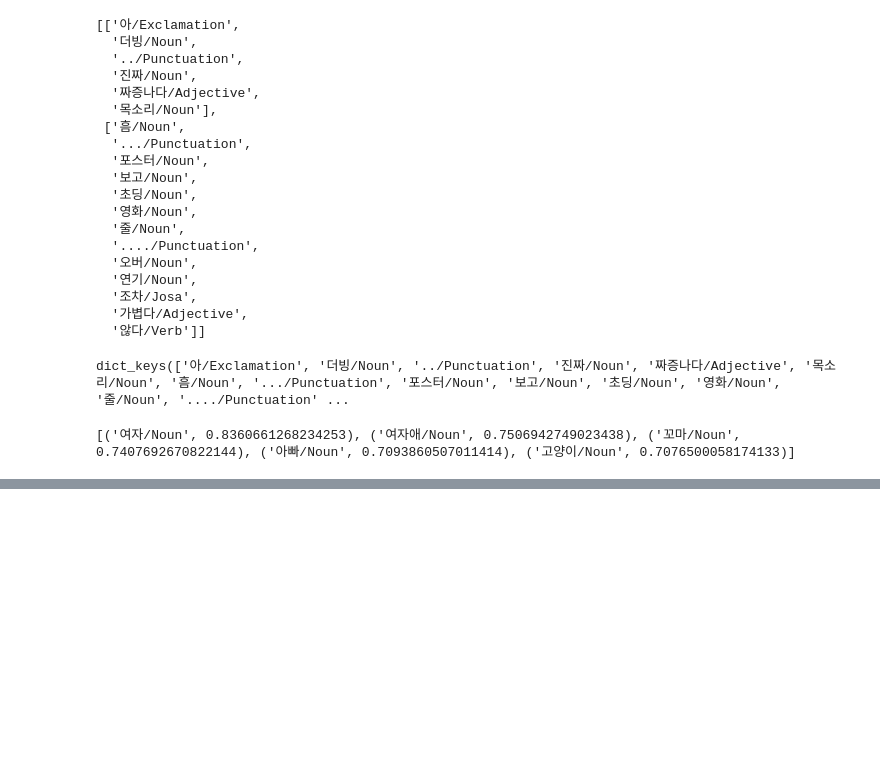
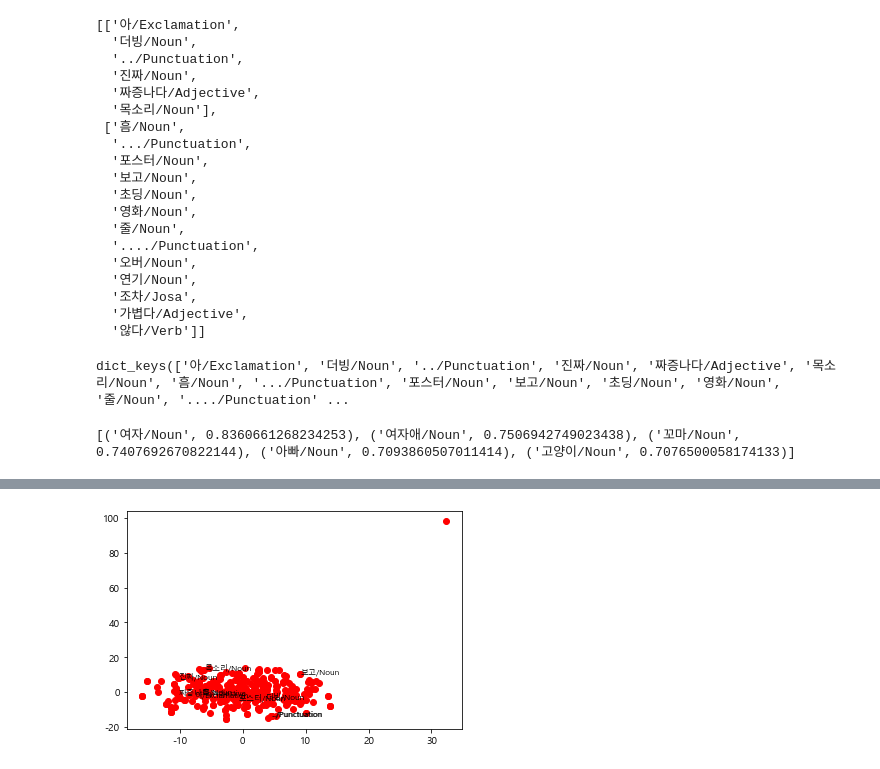
Before and after one commit to dy5299/TIL, a Jupyter notebook: 202001/200210_day22_word2vec.ipynb, the cells around one changed output, grey strips where cells are left out. Saved outputs shown, nothing was run; the diff lists cells and outputs as text; code cells hidden in the pictures; blank space fills up the shorter version.

Commit message:
word2vec

```diff
--- a/202001/200210_day22_word2vec.ipynb
+++ b/202001/200210_day22_word2vec.ipynb
@@ -99,7 +99,7 @@ print(ratings_train[0])
 ['9976970', '아 더빙.. 진짜 짜증나네요 목소리', '0']
 # %%
 okt = Okt()
-def tokens(doc):
+def tokenize(doc):
     return ['/'.join(t) for t in okt.pos(doc, norm=True, stem=True)]
 #형태소를 붙여주는 이유는 문맥에 따라서 다른 단어일 경우 때문에.
 # %%
@@ -117,7 +117,7 @@ docs = []
 for row in ratings_train:
     docs.append(row[1])
 
-data = [tokens(d) for d in docs]
+data = [tokenize(d) for d in docs]
 # %%
 data[:2]
 # %% [output]
@@ -156,0 +188,9 @@ print(w2v_model.wv.most_similar(positive=tokens(u'남자 여배우'),
+# %%
+vocab = list(w2v_model.wv.vocab)
+print(vocab[:10])
+X = w2v_model[vocab]
+print(X.shape)
+print(X)
+tsne = TSNE(n_components=2)
+#variance가 최소가 되도록 2차원으로 줄임. 통계적으로 유의한 2개의 차원만 남김
+X_tsne = tsne.fit_transform(X[:300,:])
@@ -156,0 +234,17 @@ print(w2v_model.wv.most_similar(positive=tokens(u'남자 여배우'),
+# %%
+from matplotlib import font_manager, rc
+font_name = font_manager.FontProperties(fname="c:/Windows/Fonts/malgun.ttf").get_name()
+rc('font', family=font_name)
+import matplotlib as mpl
+
+mpl.rcParams['axes.unicode_minus'] = False
+
+plt.scatter(X_tsne[:,0], X_tsne[:,1], c='red')
+
+
+words = vocab[:10]
+for i, word in enumerate(words):
+    plt.text(X_tsne[i,0], X_tsne[i,1 ], word, fontsize=8)
+plt.savefig('nlp/out.png', dpi=200)
+# %% [output]
+[figure, added]
```
Also changed, not shown: parts of 7 cells of this notebook, 5 other files.
